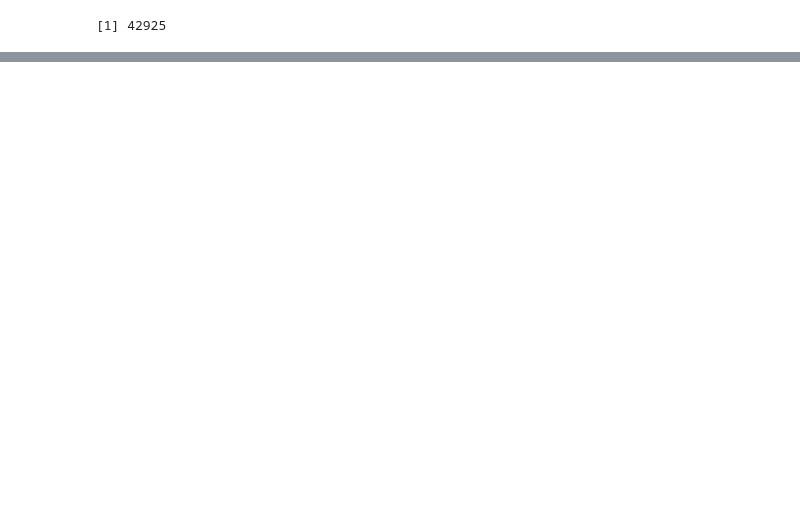
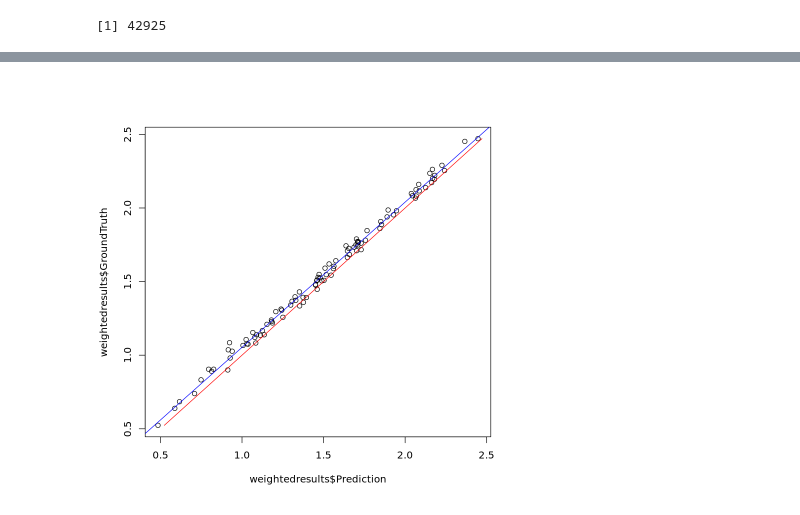
Before and after one commit to ShipraMalhotra/WeightedRF, a Jupyter notebook: WeightedRF.ipynb, the cells around one changed output, grey strips where cells are left out. Cells and saved outputs as stored; diff of their text form; code cells hidden in the pictures; blank space fills up the shorter version.

```diff
--- a/WeightedRF.ipynb
+++ b/WeightedRF.ipynb
@@ -203,0 +213,6 @@ lines(test$I,test$I)
+# %%
+plot(weightedresults$Prediction,weightedresults$GroundTruth)
+abline(reg1, col="blue")
+lines(weightedresults$GroundTruth,weightedresults$GroundTruth, col= "red")
+# %% [output]
+[figure, added]
```
Also changed, not shown: parts of 10 cells of this notebook.
